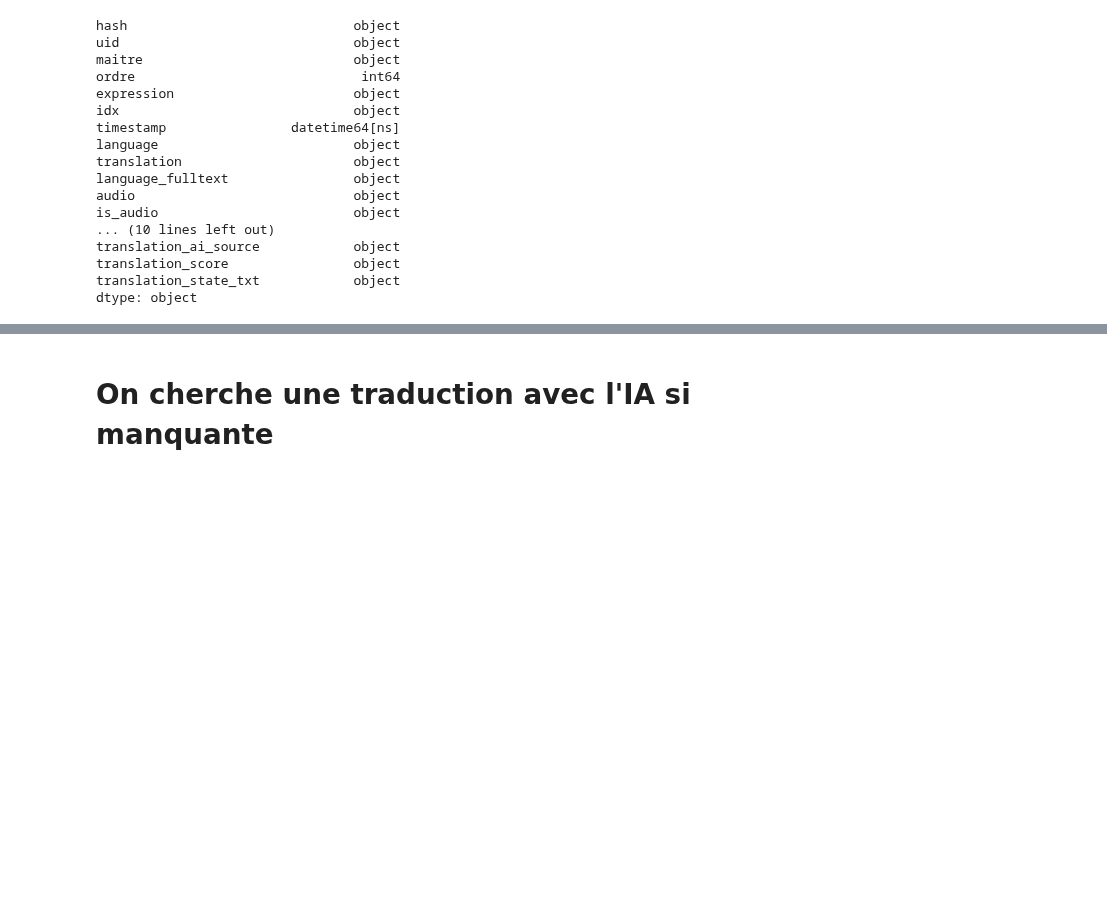
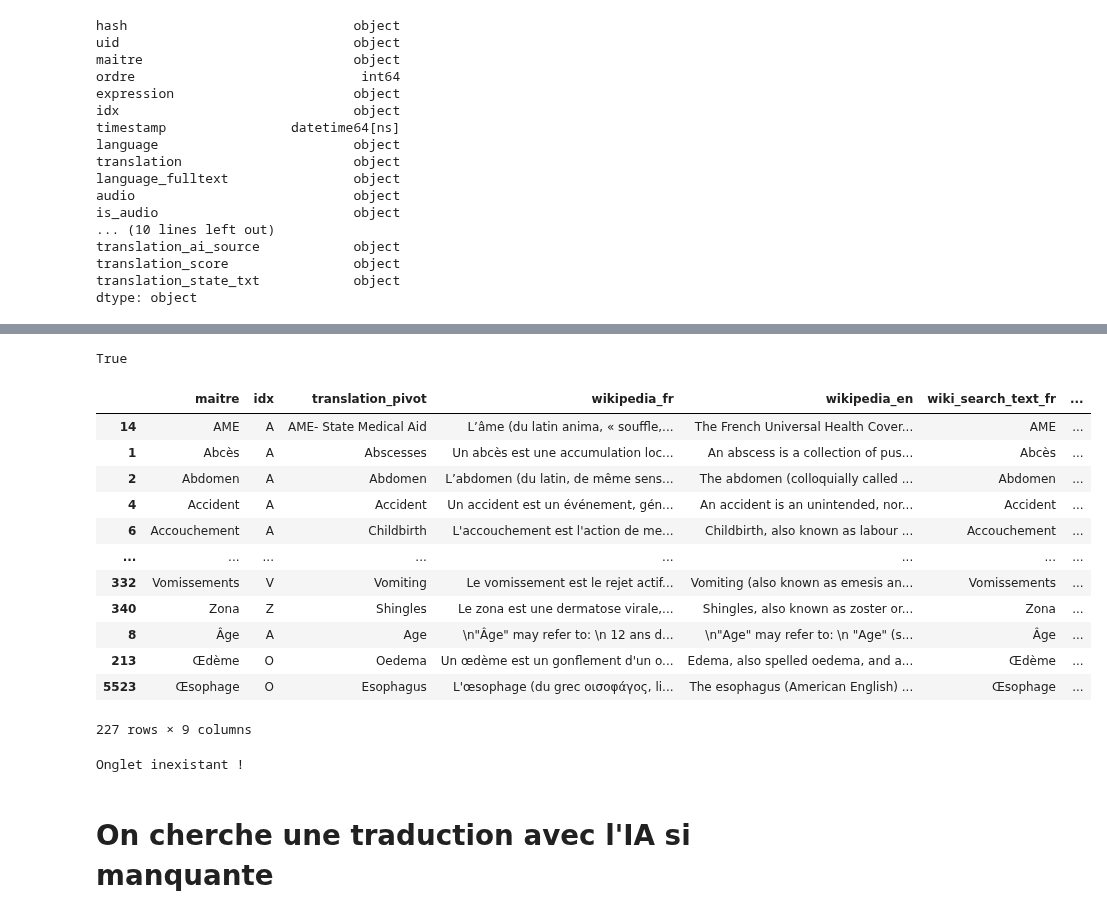
Before and after one commit to gretiere545/corpus, a Jupyter notebook: corpus_sync_airtable.ipynb, the cells around one changed output, grey strips where cells are left out. Cells and saved outputs as stored; diff of their text form; code cells hidden in the pictures; blank space fills up the shorter version.

```diff
--- a/corpus_sync_airtable.ipynb
+++ b/corpus_sync_airtable.ipynb
@@ -732,0 +752,18 @@ Name: 0, dtype: object
+# %%
+def get_wikipedia(text, language):
+  wikipedia = MediaWiki(lang=language)
+  r = ""
+  try:
+    p = wikipedia.page(text)
+    r = p.summary
+  except Exception as e:
+    r = str(e)
+    pass
+
+  return r
+# %%
+df_vocabulary["wikipedia_fr"] = df_vocabulary["maitre"].apply(lambda x:get_wikipedia(x, "fr"))
+df_vocabulary["wikipedia_en"] = df_vocabulary["translation_pivot"].apply(lambda x:get_wikipedia(x, "en"))
+# %%
+df_vocabulary["wiki_search_text_fr"] = df_vocabulary["maitre"]
+df_vocabulary["wiki_search_text_en"] = df_vocabulary["translation_pivot"]
@@ -733,2 +772,37 @@ Name: 0, dtype: object
+# %%
+df_vocabulary.iloc[224]["wikipedia_fr"][0]=='\n'
+# %% [output]
+True
+# %%
+df_vocabulary["wikipedia_fr_state"]=df_vocabulary["wikipedia_fr"].apply(lambda x: 1 if x[0]=="\n" else 0)
+df_vocabulary["wikipedia_en_state"]=df_vocabulary["wikipedia_en"].apply(lambda x: 1 if x[0]=="\n" else 0)
+# %%
+df_vocabulary
+# %% [output]
+|  | maitre | idx | translation_pivot | wikipedia_fr | wikipedia_en | wiki_search_text_fr | ... |
+| 14 | AME | A | AME- State Medical Aid | L’âme (du latin anima, « souffle,... | The French Universal Health Cover... | AME | ... |
+| 1 | Abcès | A | Abscesses | Un abcès est une accumulation loc... | An abscess is a collection of pus... | Abcès | ... |
+| 2 | Abdomen | A | Abdomen | L’abdomen (du latin, de même sens... | The abdomen (colloquially called ... | Abdomen | ... |
+| 4 | Accident | A | Accident | Un accident est un événement, gén... | An accident is an unintended, nor... | Accident | ... |
+| 6 | Accouchement | A | Childbirth | L'accouchement est l'action de me... | Childbirth, also known as labour ... | Accouchement | ... |
+| ... | ... | ... | ... | ... | ... | ... | ... |
+| 332 | Vomissements | V | Vomiting | Le vomissement est le rejet actif... | Vomiting (also known as emesis an... | Vomissements | ... |
+| 340 | Zona | Z | Shingles | Le zona est une dermatose virale,... | Shingles, also known as zoster or... | Zona | ... |
+| 8 | Âge | A | Age | \n"Âge" may refer to: \n 12 ans d... | \n"Age" may refer to: \n "Age" (s... | Âge | ... |
+| 213 | Œdème | O | Oedema | Un œdème est un gonflement d'un o... | Edema, also spelled oedema, and a... | Œdème | ... |
+| 5523 | Œsophage | O | Esophagus | L'œsophage (du grec οισοφάγος, li... | The esophagus (American English) ... | Œsophage | ... |
+227 rows × 9 columns
+# %%
+try:
+  t_ = wb.worksheet("t_corpus_vocabulary")
+  wb.del_worksheet(t_)
+except:
+  print ("Onglet inexistant !")
+
+wb.add_worksheet("t_corpus_vocabulary", 1, 1)
+export_sheet = wb.worksheet("t_corpus_vocabulary")
+set_with_dataframe(export_sheet, df_vocabulary)
+# %% [output]
+Onglet inexistant !
 # %% [markdown]
 # On cherche une traduction avec l'IA si manquante
```
Also changed, not shown: parts of 25 cells of this notebook.
